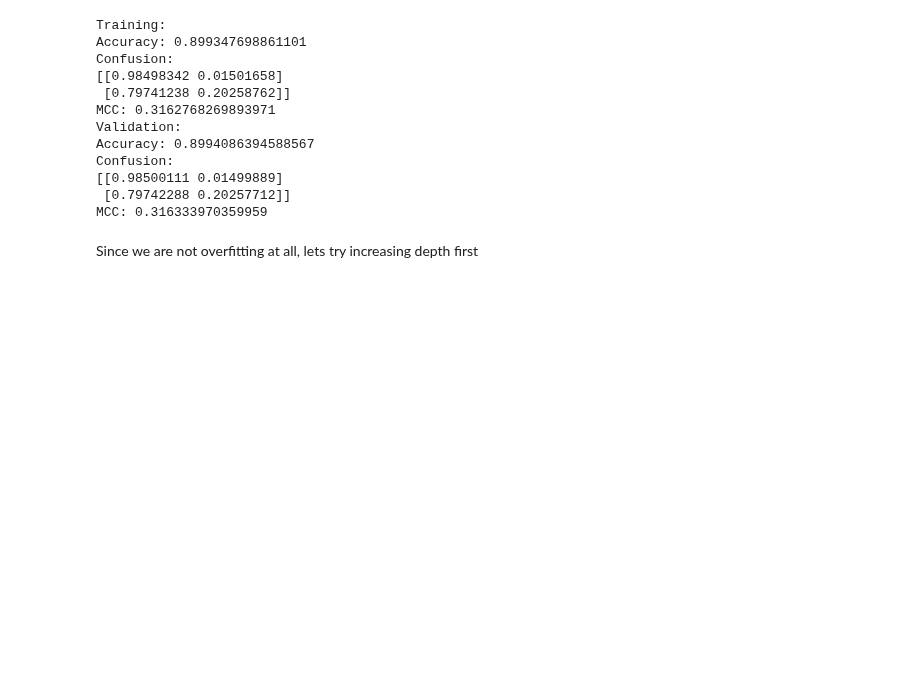
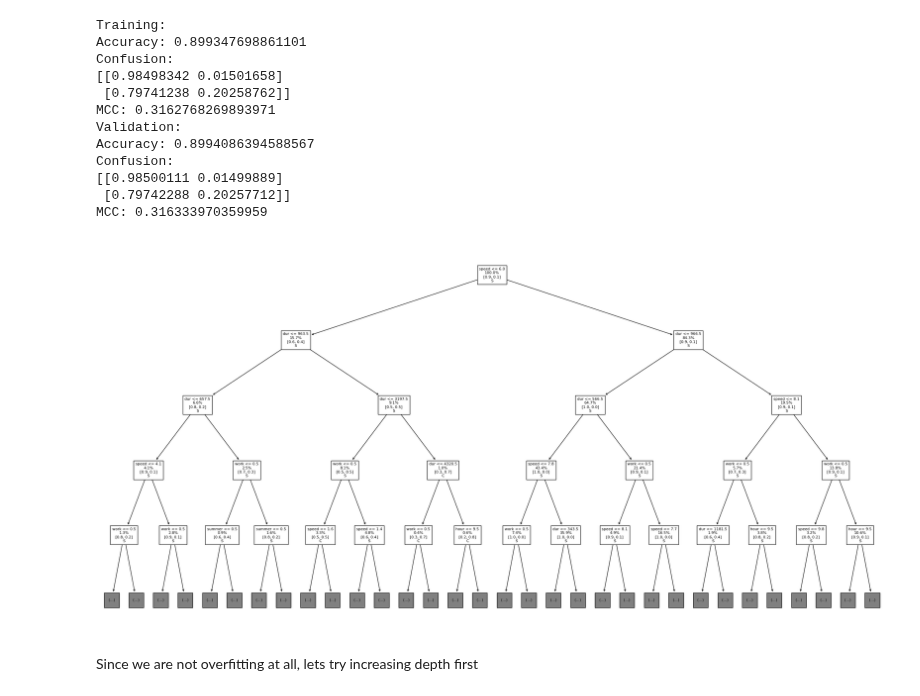
Before and after one commit to TWagner2/AXAChallenge, a Jupyter notebook: DecisionTree.ipynb, the cells around one changed output. Cells and saved outputs as stored; diff of their text form; code cells hidden in the pictures; blank space fills up the shorter version.

Commit message:
a decision tree plot

```diff
--- a/DecisionTree.ipynb
+++ b/DecisionTree.ipynb
@@ -70,6 +70,14 @@ Confusion:
 [[0.98500111 0.01499889]
  [0.79742288 0.20257712]]
 MCC: 0.316333970359959
+# %%
+rename={"tripduration" : "dur", "is_roundtrip":"round", "haversine distance":"dist", "speed":"speed", "business day":"work", "summer":"summer", "hour":"hour"}
+feature_names_short = list(map(lambda x: rename[x],feature_names))
+plt.figure(figsize=(30,15))
+plot_tree(clf,class_names=["S","C"], feature_names=feature_names_short,impurity=False,label=None,fontsize=8,precision=1,proportion=True, max_depth=4);
+plt.savefig("Images/ExampleTree.png",dpi=300, bbox_inches="tight")
+# %% [output]
+[figure, added]
 # %% [markdown]
 Since we are not overfitting at all, lets try increasing depth first
 # %%
```
Also changed, not shown: 2 other files.
